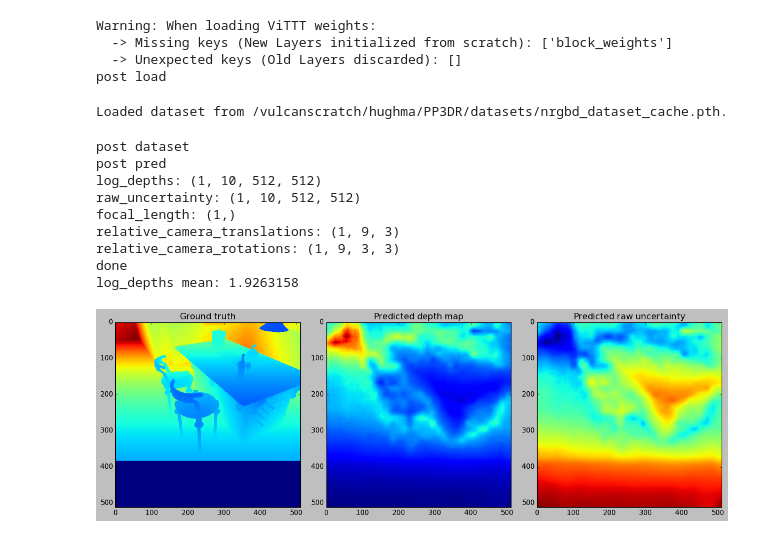
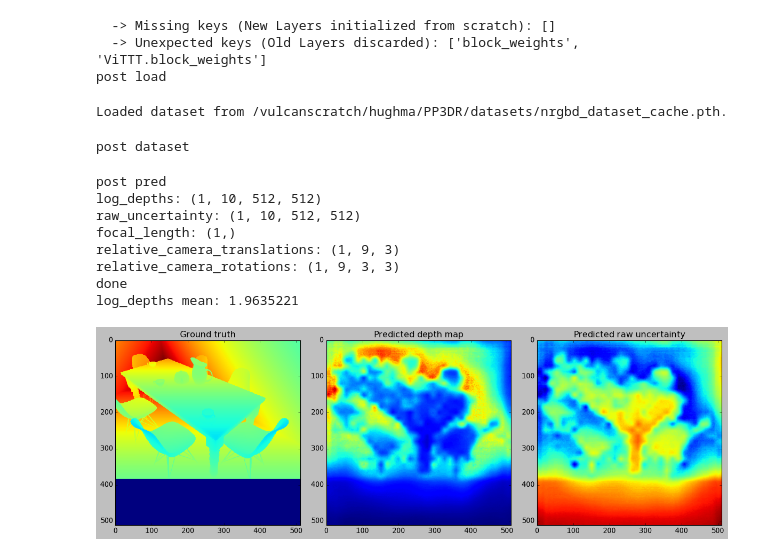
Before and after one commit to hughmathimati/PP3DR, a Jupyter notebook: PP3DR/visualise/notebook.ipynb, the cells around one changed output. Saved outputs shown, nothing was run; the diff lists cells and outputs as text; code cells hidden in the pictures.

```diff
--- a/PP3DR/visualise/notebook.ipynb
+++ b/PP3DR/visualise/notebook.ipynb
@@ -15,23 +15,24 @@ model = PP3DR()
 # model = PP3DR_pretrained_depth()
 remove_front = True
 # I want to see which parameters are left over after loading this.
-loaded_state_dict = torch.load("/vulcanscratch/hughma/PP3DR/1-4-11_17_weighted_ema/PP3DR.pth", weights_only=True)
+loaded_state_dict = torch.load("/vulcanscratch/hughma/PP3DR/2-11_8-17_pos-embed-finetune/PP3DR.pth", weights_only=True)
 if remove_front:
     # The lines here are necessary if all the loaded state dict entries begin with an extra "module."
     new_state_dict = {}
     for key in loaded_state_dict:
         if key != "n_averaged":
             new_state_dict[key[7:]] = loaded_state_dict[key]
-    model.load_state_dict(new_state_dict)
+    missing, unexpected = model.load_state_dict(new_state_dict, strict=False)
+    print(f"  -> Missing keys (New Layers initialized from scratch): {missing}")
+    print(f"  -> Unexpected keys (Old Layers discarded): {unexpected}")
 else:
     model.load_state_dict(loaded_state_dict)
 print("post load")
 
 model = model.eval().to("cuda")
 # %% [output]
-Warning: When loading ViTTT weights:
-  -> Missing keys (New Layers initialized from scratch): ['block_weights']
-  -> Unexpected keys (Old Layers discarded): []
+  -> Missing keys (New Layers initialized from scratch): []
+  -> Unexpected keys (Old Layers discarded): ['block_weights', 'ViTTT.block_weights']
 post load
 # %%
 dataset = nrgbd_dataset()
@@ -41,41 +42,41 @@ dataset = nrgbd_dataset()
 # %% [output]
 Loaded dataset from /vulcanscratch/hughma/PP3DR/datasets/nrgbd_dataset_cache.pth.
 # %%
-data = dataset[1] # 8
+data = dataset[0] # 8
 print("post dataset")
 for key in data:
     try:
         data[key] = data[key].unsqueeze(0)
     except:
         data[key] = torch.tensor([data[key]])
 with torch.amp.autocast("cuda", dtype = torch.bfloat16), torch.no_grad():
     pred = model(data['images'].to("cuda"), data['rope_x'].to("cuda"), data['rope_y'].to("cuda"), data['original_height'].to('cuda'), data['original_width'].to('cuda'))
 print("post pred")
 for key in pred:
     pred[key] = pred[key].to(torch.float32).cpu().numpy(force=True)
     print(f"{key}: {pred[key].shape}")
 print("done")
 print("log_depths mean:", pred['log_depths'][0][0].mean())
 import numpy as np
 # plt.style.use("seaborn-v0_8-darkgrid")
 plt.style.use("classic")
 fig, (a1, a2, a3) = plt.subplots(1, 3, figsize=(15, 45))
 data['depths'][data['depths'] < 0] = 0
 a1.imshow(data['depths'][0][0])
 a1.set_title("Ground truth")
 a2.imshow(np.exp(pred['log_depths'][0][0]))
 a2.set_title("Predicted depth map")
 a3.imshow(pred['raw_uncertainty'][0][0])
 a3.set_title("Predicted raw uncertainty")
 fig.tight_layout()
 # %% [output]
 post dataset
-post pred
-log_depths: (1, 10, 512, 512)
-raw_uncertainty: (1, 10, 512, 512)
-focal_length: (1,)
-relative_camera_translations: (1, 9, 3)
-relative_camera_rotations: (1, 9, 3, 3)
-done
-log_depths mean: 1.9263158
+post pred
+log_depths: (1, 10, 512, 512)
+raw_uncertainty: (1, 10, 512, 512)
+focal_length: (1,)
+relative_camera_translations: (1, 9, 3)
+relative_camera_rotations: (1, 9, 3, 3)
+done
+log_depths mean: 1.9635221
-[figure, old version]
+[figure, new version]
```
Also changed, not shown: 7 other files.
